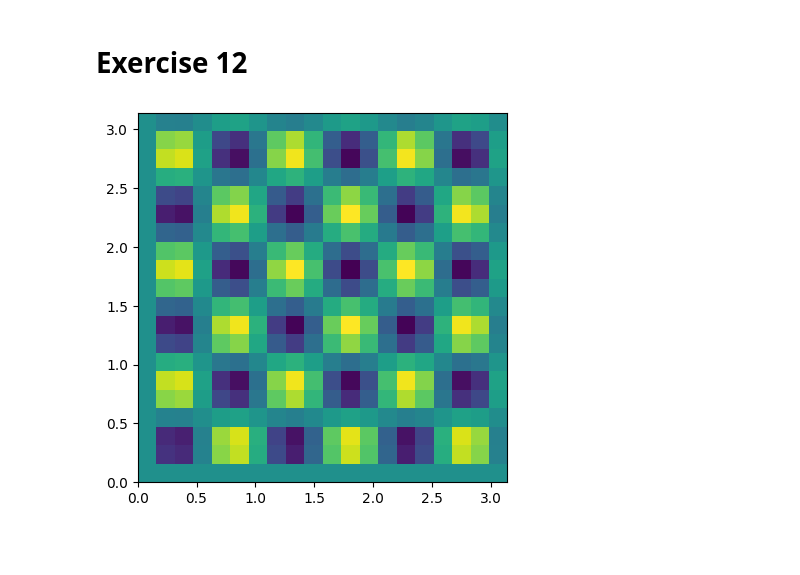
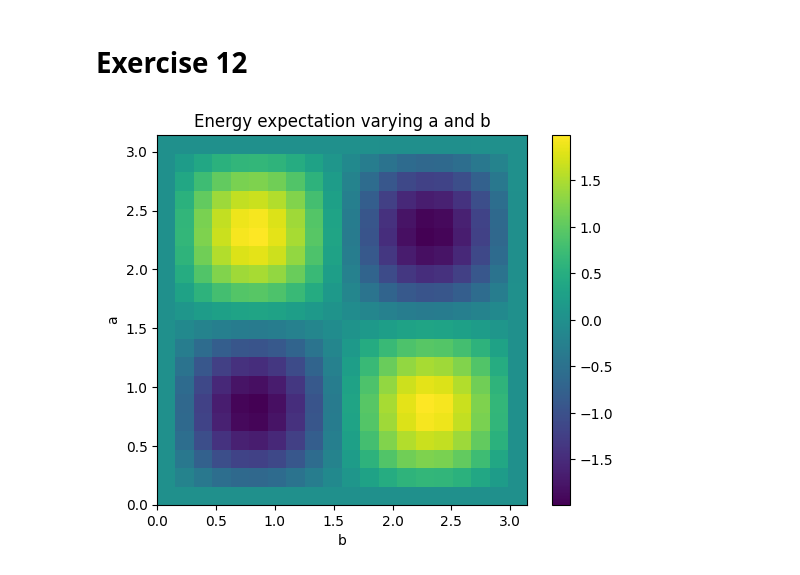
Before and after one commit to gconcheri/FoPra34, a Jupyter notebook: computational_exercises_Alan_day1.ipynb, the cells around one changed output. Saved outputs shown, nothing was run; the diff lists cells and outputs as text; code cells hidden in the pictures; blank space fills up the shorter version.

```diff
--- a/computational_exercises_Alan_day1.ipynb
+++ b/computational_exercises_Alan_day1.ipynb
@@ -86,17 +82,17 @@ def parametrized_circuit(a, b):
     circ = qiskit.QuantumCircuit(circ_q)
 
     circ.h(1)
-    circ.rzz(b, circ_q[0], circ_q[1])
+    circ.rzz(-2*b, circ_q[0], circ_q[1])
     circ.h(1)
 
     circ.barrier()
     circ.h(0)
-    circ.rzz(b, circ_q[0], circ_q[1])
+    circ.rzz(-2*b, circ_q[0], circ_q[1])
     circ.h(0)
 
     circ.barrier()
-    circ.rz(a, circ_q[1])
-    circ.rz(a, circ_q[0])
+    circ.rz(-2*a, circ_q[1])
+    circ.rz(-2*a, circ_q[0])
 
     return circ
 # %% [markdown]
@@ -108,25 +100,28 @@ pauli_z = Pauli('Z')
 # %%
+import numpy as np
+import matplotlib.pyplot as plt
+from qiskit.primitives import Estimator
+from qiskit.quantum_info import SparsePauliOp
+
 estimator = Estimator()
 
-datapoints = []
-h = -SparsePauliOp(pauli_x.tensor(pauli_z)) - SparsePauliOp(pauli_z.tensor(pauli_x))
-a_list = np.linspace(0, math.pi, 20)
-b_list = np.linspace(0, math.pi, 20)
+H = SparsePauliOp.from_list([("XZ", -1), ("ZX", -1)])
 
-for a in range(len(a_list)):
-    datapoints.append([])
-    for b in range(len(b_list)):
-        circ = parametrized_circuit(a, b) #### CHECK THE WAY I POPULATE THIS VECTOR !!!
-        expectation = estimator.run(circ, h).result().values[0]
-        datapoints[a].append(expectation)
+nmbr_points = 20
+a_array = np.linspace(0, np.pi, nmbr_points)
+b_array = np.linspace(0, np.pi, nmbr_points)
+expectation_value = np.zeros((nmbr_points, nmbr_points))
 
+for a_id, a_val in enumerate(a_array):
+    for b_id, b_val in enumerate(b_array):
+        psi = parametrized_circuit(a_val, b_val)
+        expectation_value[a_id, b_id] = estimator.run(psi, H).result().values[0]
 
-plt.imshow(datapoints, origin='lower', extent=[0, math.pi, 0, math.pi])
+plt.imshow(expectation_value, origin='lower', extent=[0, math.pi, 0, math.pi])
+plt.colorbar()
+plt.title("Energy expectation varying a and b")
+plt.xlabel("b")
+plt.ylabel("a")
 plt.show()
-
-#print(datapoints)
-
-
-##### DOUBLE-CHECK - THIS LOOKS WRONG !!!
 # %% [output]
-[figure, old version]
+[figure, new version]
```
Also changed, not shown: parts of 6 cells of this notebook, 2 other files.
